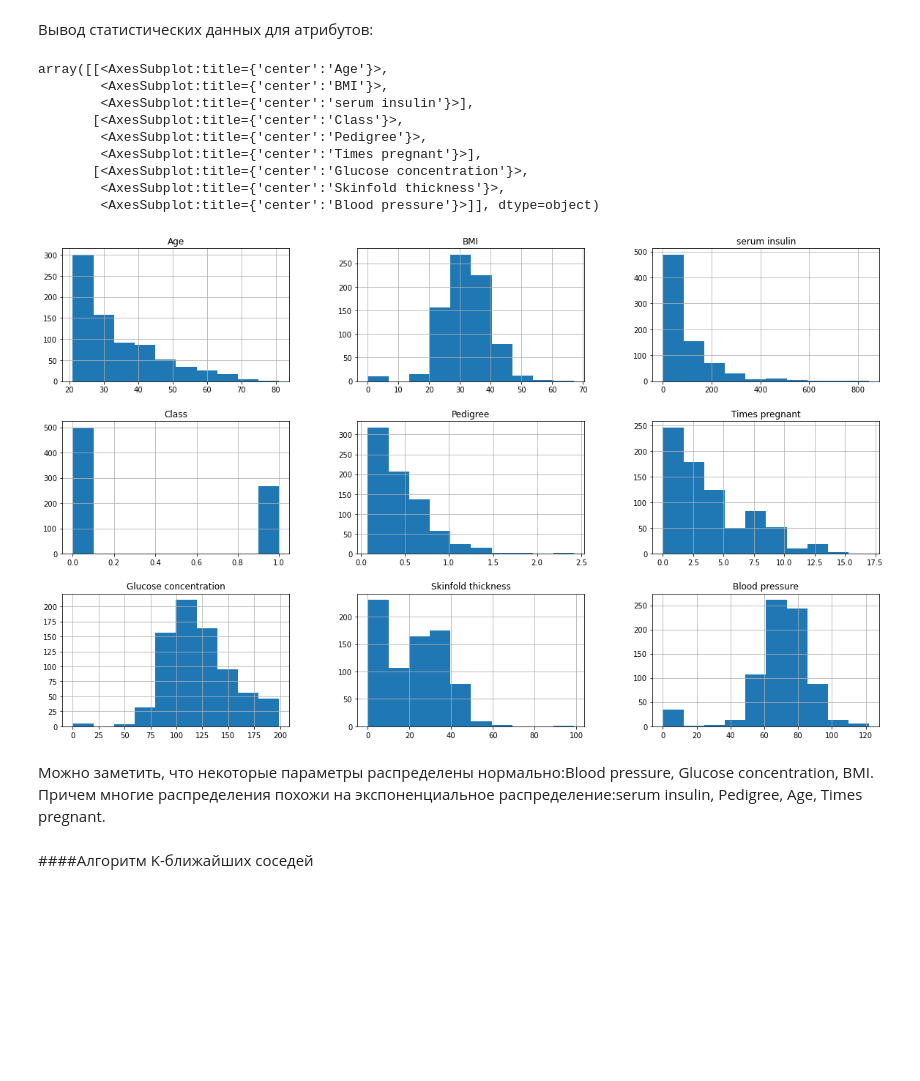
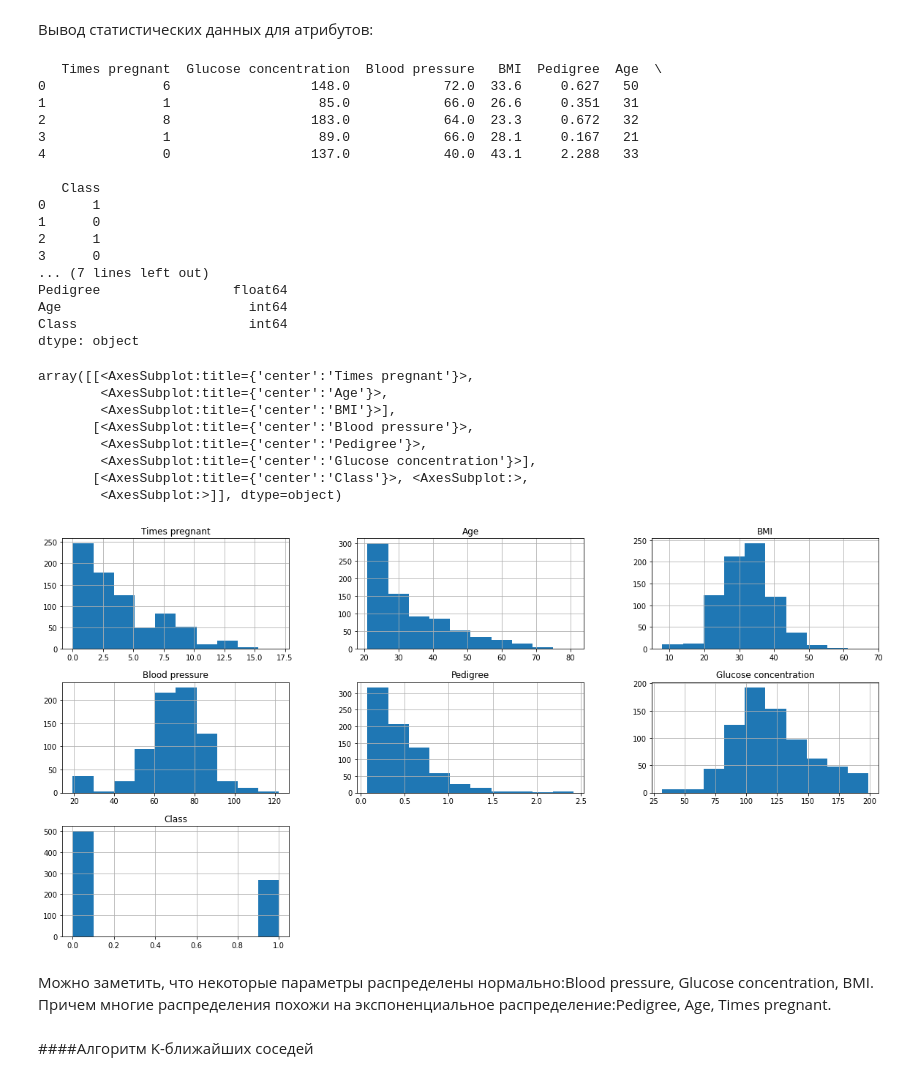
Before and after one commit to IllCher/ML, a Jupyter notebook: ML1.ipynb, the cells around one changed output. Saved outputs shown, nothing was run; the diff lists cells and outputs as text; code cells hidden in the pictures; blank space fills up the shorter version.

```diff
--- a/ML1.ipynb
+++ b/ML1.ipynb
@@ -5,7 +5,7 @@
 # %%
 import pandas as pd
 dataframe = pd.read_csv('https://raw.githubusercontent.com/jbrownlee/Datasets/master/pima-indians-diabetes.csv', header=None)
-dataframe.columns = ['Times pregnant', 'Glucose concentration', 'Blood pressure', 'Skinfold thickness', 'serum insulin',
+dataframe.columns = ['Times pregnant', 'Glucose concentration', 'Blood pressure', 'Skinfold thickness', 'Serum insulin',
                      'BMI', 'Pedigree', 'Age', 'Class']
-dataframe.head()
+print(dataframe[dataframe == 0].count(axis=0)/len(dataframe.index))
 # %% [output]
@@ -17,0 +31,5 @@ dataframe.head()
+# %%
+dataframe['Glucose concentration'] = dataframe['Glucose concentration'].replace(0, dataframe['Glucose concentration'].std())
+dataframe['Blood pressure'] = dataframe['Blood pressure'].replace(0, dataframe['Blood pressure'].std())
+dataframe['BMI'] = dataframe['BMI'].replace(0, dataframe['BMI'].std())
+print(dataframe[dataframe == 0].count(axis=0)/len(dataframe.index))
@@ -18,24 +45,43 @@ dataframe.head()
 # %% [markdown]
 Вывод статистических данных для атрибутов:
+# %%
+print(dataframe.head())
+print("Размеры:",dataframe.shape)
+print("Устройство:\n",dataframe.dtypes)
+# %% [output]
+   Times pregnant  Glucose concentration  Blood pressure   BMI  Pedigree  Age  \
+0               6                  148.0            72.0  33.6     0.627   50
+1               1                   85.0            66.0  26.6     0.351   31
+2               8                  183.0            64.0  23.3     0.672   32
+3               1                   89.0            66.0  28.1     0.167   21
+4               0                  137.0            40.0  43.1     2.288   33
+
+   Class
+0      1
+1      0
+2      1
+3      0
+... (7 lines left out)
+Pedigree                 float64
+Age                        int64
+Class                      int64
+dtype: object
 # %%
-dataframe.shape
-dataframe.dtypes
 features = list(set(dataframe.columns))
-dataframe[features].hist(figsize=(20,12))
+dataframe[features].hist(figsize=(20,10))
 # %% [output]
-array([[<AxesSubplot:title={'center':'Age'}>,
-        <AxesSubplot:title={'center':'BMI'}>,
-        <AxesSubplot:title={'center':'serum insulin'}>],
-       [<AxesSubplot:title={'center':'Class'}>,
+array([[<AxesSubplot:title={'center':'Times pregnant'}>,
+        <AxesSubplot:title={'center':'Age'}>,
+        <AxesSubplot:title={'center':'BMI'}>],
+       [<AxesSubplot:title={'center':'Blood pressure'}>,
         <AxesSubplot:title={'center':'Pedigree'}>,
-        <AxesSubplot:title={'center':'Times pregnant'}>],
-       [<AxesSubplot:title={'center':'Glucose concentration'}>,
-        <AxesSubplot:title={'center':'Skinfold thickness'}>,
-        <AxesSubplot:title={'center':'Blood pressure'}>]], dtype=object)
+        <AxesSubplot:title={'center':'Glucose concentration'}>],
+       [<AxesSubplot:title={'center':'Class'}>, <AxesSubplot:>,
+        <AxesSubplot:>]], dtype=object)
-[figure, old version]
+[figure, new version]
 # %% [markdown]
 Можно заметить, что некоторые параметры распределены нормально:Blood pressure, Glucose concentration, BMI.
-Причем многие распределения похожи на экспоненциальное распределение:serum insulin, Pedigree, Age, Times pregnant.
+Причем многие распределения похожи на экспоненциальное распределение:Pedigree, Age, Times pregnant.
 # %% [markdown]
 ####Алгоритм K-ближайших соседей
 # %% [markdown]
```
Also changed, not shown: parts of 16 cells of this notebook.
